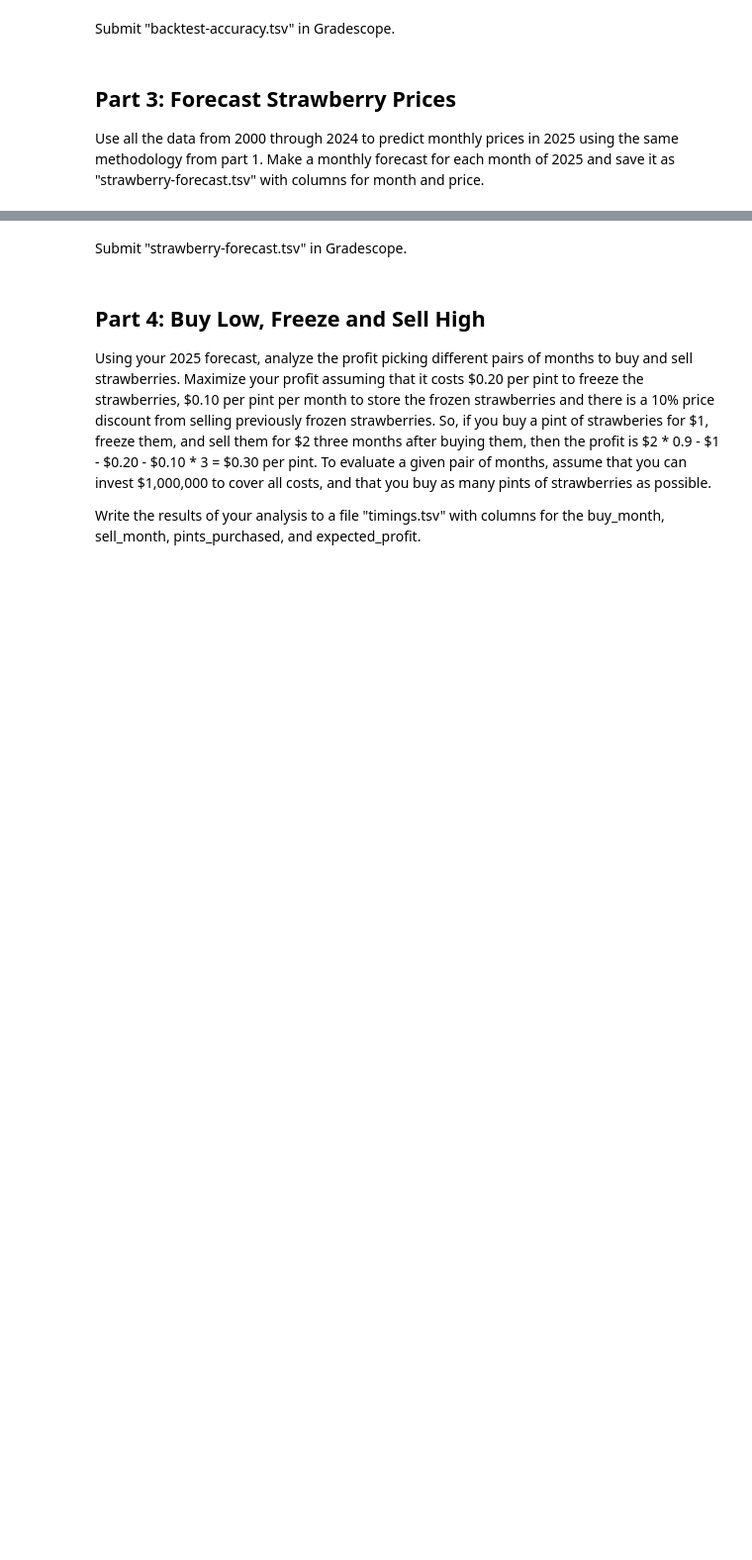
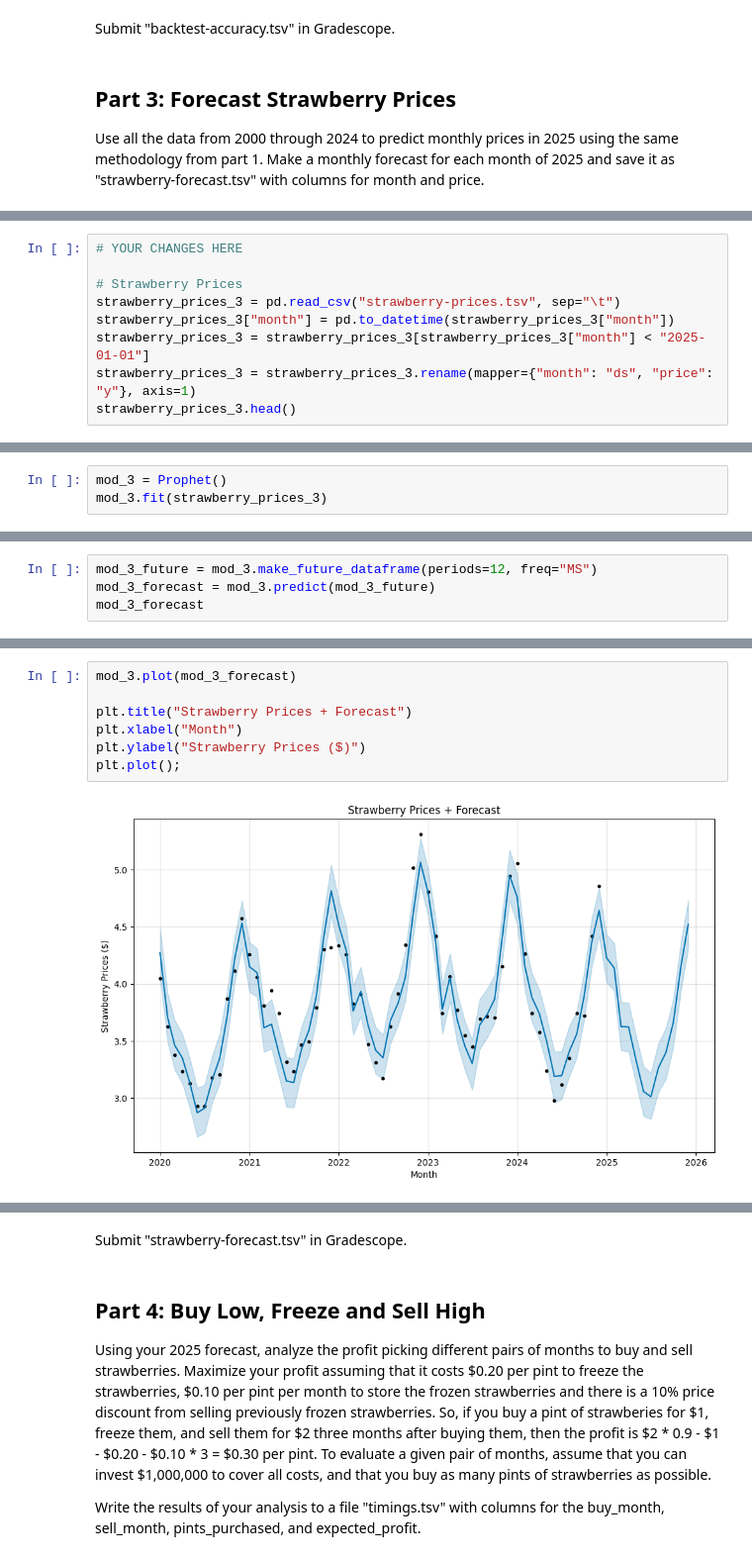
Before and after one commit to cfornesa/dx704-project-02, a Jupyter notebook: project.ipynb, the cells around one changed output, grey strips where cells are left out. Shown at 99% size. Drawn from its saved outputs; the diff is of its cells as text; blank space fills up the shorter version.

```diff
--- a/project.ipynb
+++ b/project.ipynb
@@ -286,0 +345,9 @@ Ellipsis
+# %%
+# YOUR CHANGES HERE
+
+# Strawberry Prices
+strawberry_prices_3 = pd.read_csv("strawberry-prices.tsv", sep="\t")
+strawberry_prices_3["month"] = pd.to_datetime(strawberry_prices_3["month"])
+strawberry_prices_3 = strawberry_prices_3[strawberry_prices_3["month"] < "2025-01-01"]
+strawberry_prices_3 = strawberry_prices_3.rename(mapper={"month": "ds", "price": "y"}, axis=1)
+strawberry_prices_3.head()
@@ -286,0 +374,3 @@ Ellipsis
+# %%
+mod_3 = Prophet()
+mod_3.fit(strawberry_prices_3)
@@ -286,0 +379,4 @@ Ellipsis
+# %%
+mod_3_future = mod_3.make_future_dataframe(periods=12, freq="MS")
+mod_3_forecast = mod_3.predict(mod_3_future)
+mod_3_forecast
@@ -286,0 +397,9 @@ Ellipsis
+# %%
+mod_3.plot(mod_3_forecast)
+
+plt.title("Strawberry Prices + Forecast")
+plt.xlabel("Month")
+plt.ylabel("Strawberry Prices ($)")
+plt.plot();
+# %% [output]
+[figure, added]
```
Also changed, not shown: parts of 19 cells of this notebook, 2 other files.
